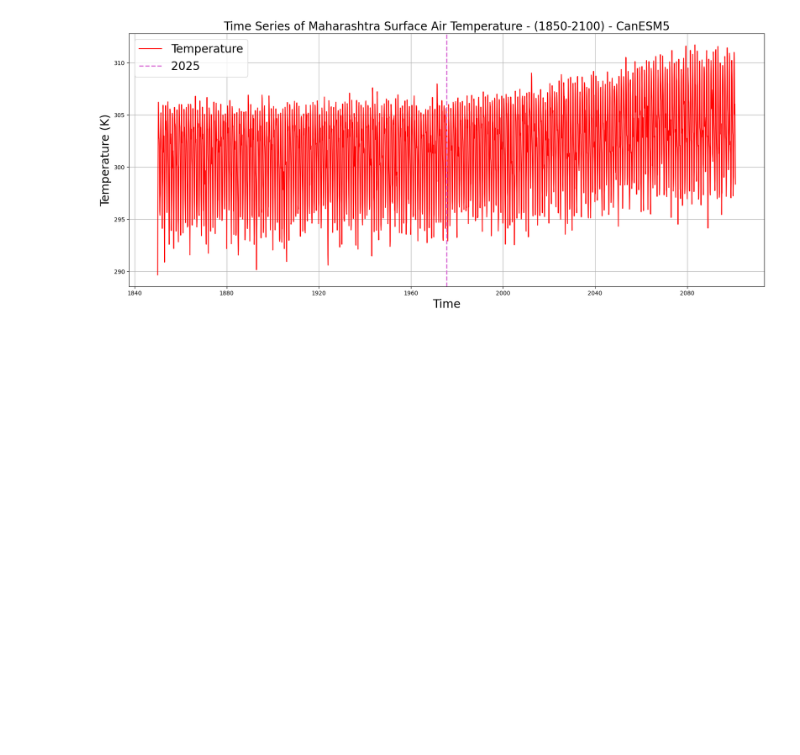
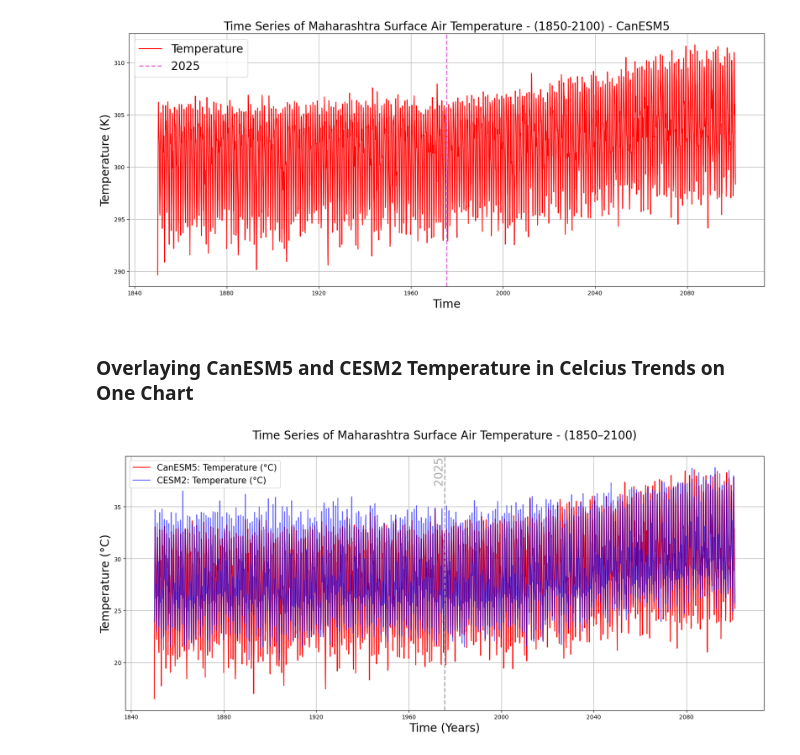
Before and after one commit to nmoraescommit/EDS296_final-mini-project, a Jupyter notebook: EDS296-final.ipynb, the cells around one changed output. Cells and saved outputs as stored; diff of their text form; code cells hidden in the pictures; blank space fills up the shorter version.

```diff
--- a/EDS296-final.ipynb
+++ b/EDS296-final.ipynb
@@ -146,4 +228,48 @@ ax.grid()
 plt.show()
 # %% [output]
 [figure]
+# %% [markdown]
+### Overlaying CanESM5 and CESM2 Temperature in Celcius Trends on One Chart
+# %%
+# Extract NumPy arrays from xarray DataArrays and convert to Celsius
+CAN_tas_np = CAN_tas.tas.values - 273.15
+CESM_tas_np = CESM_tas.tas.values - 273.15
+
+# Extract NumPy arrays from xarray DataArrays for time
+CAN_time_np = CAN_tas_time.values
+CESM_time_np = CESM_tas_time.values
+# %%
+fig, ax = plt.subplots(figsize=(20, 8))
+# Plot surface air temperature for CanESM5 model
+ax.plot(CAN_time_np, CAN_tas_np, label="CanESM5: Temperature (°C)", color="red")
+# Plot surface air temperature for CESM2 model
+ax.plot(CESM_time_np, CESM_tas_np, label="CESM2: Temperature (°C), ", color="blue", alpha=0.6)
+
+ax.axvline(x=2025, color="darkgrey", linestyle="--", linewidth=2)
+ax.set_title(
+    "Time Series of Maharashtra Surface Air Temperature - (1850–2100)",
+    fontsize=20,
+    pad=30  # Increase to add more space
+)
+
+ax.set_xlabel("Time (Years)", fontsize=20)
+ax.set_ylabel("Temperature (°C)", fontsize=20)
+ax.legend(fontsize=15)
+
+# Add a vertical label for the line
+ax.text(
+    2025,                # x position (same as line)
+    ax.get_ylim()[1],    # y position (top of y-axis)
+    "2025",              # text
+    rotation=90,         # vertical text
+    verticalalignment='top',
+    horizontalalignment='right',
+    color="darkgrey",
+    fontsize=20
+)
+
+ax.grid()
+plt.show()
+# %% [output]
+[figure, added]
 # %%
```
Also changed, not shown: parts of 28 cells of this notebook.
